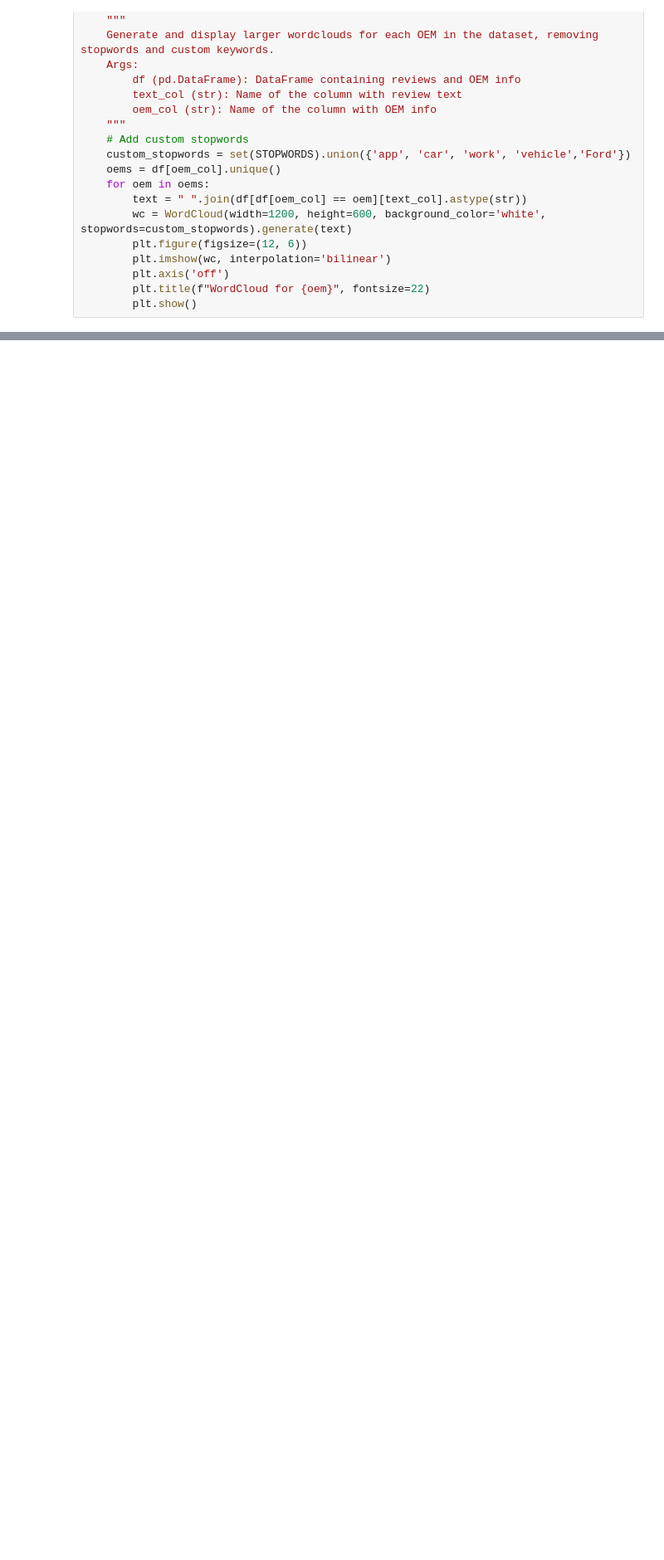
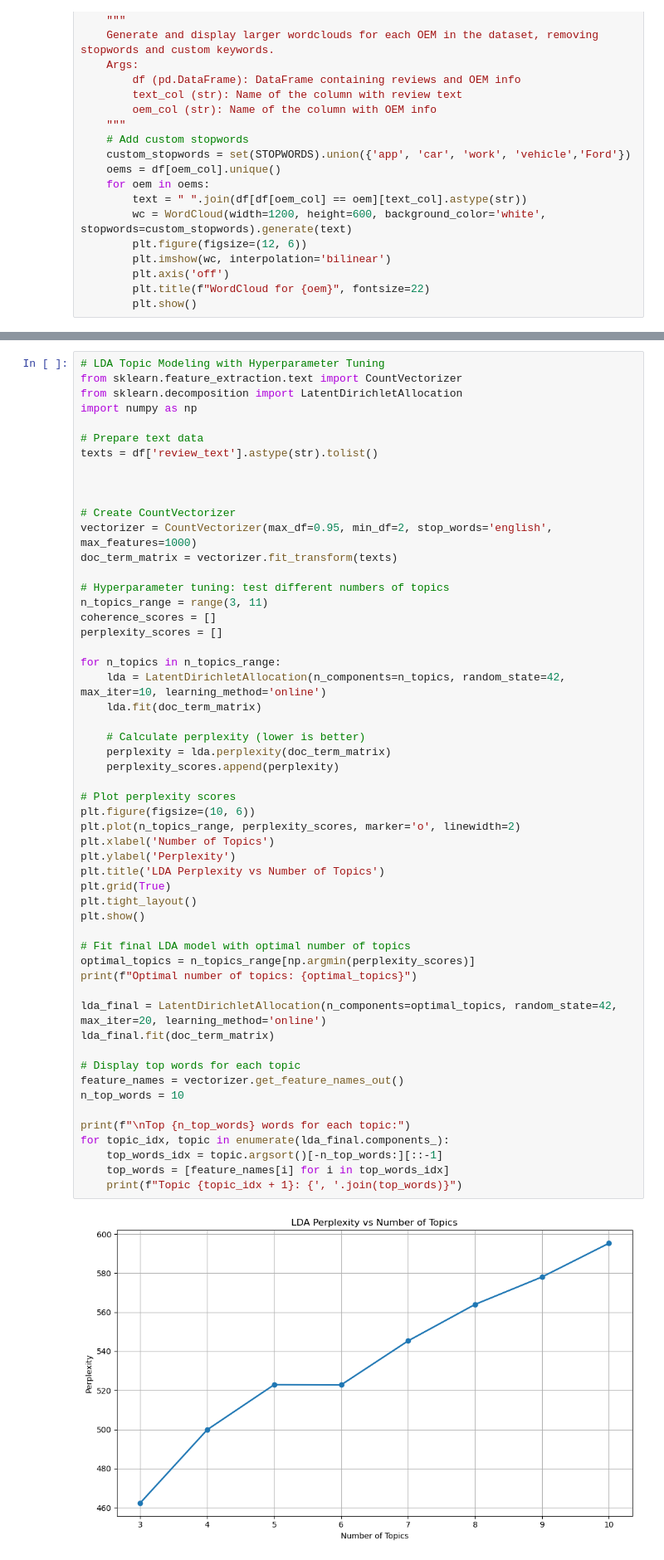
Before and after one commit to rheapple22-sys/Y-FordPass-Reviews, a Jupyter notebook: EDA.ipynb, the cells around one changed output, grey strips where cells are left out. Shown at 83% size. Drawn from its saved outputs; the diff is of its cells as text; blank space fills up the shorter version.

Commit message:
LDA with perplexity scores explanation

```diff
--- a/EDA.ipynb
+++ b/EDA.ipynb
@@ -80,0 +250,56 @@ plt.show()
+# %%
+# LDA Topic Modeling with Hyperparameter Tuning
+from sklearn.feature_extraction.text import CountVectorizer
+from sklearn.decomposition import LatentDirichletAllocation
+import numpy as np
+
+# Prepare text data
+texts = df['review_text'].astype(str).tolist()
+
+
+
+# Create CountVectorizer
+vectorizer = CountVectorizer(max_df=0.95, min_df=2, stop_words='english', max_features=1000)
+doc_term_matrix = vectorizer.fit_transform(texts)
+
+# Hyperparameter tuning: test different numbers of topics
+n_topics_range = range(3, 11)
+coherence_scores = []
+perplexity_scores = []
+
+for n_topics in n_topics_range:
+    lda = LatentDirichletAllocation(n_components=n_topics, random_state=42, max_iter=10, learning_method='online')
+    lda.fit(doc_term_matrix)
+
+    # Calculate perplexity (lower is better)
+    perplexity = lda.perplexity(doc_term_matrix)
+    perplexity_scores.append(perplexity)
+
+# Plot perplexity scores
+plt.figure(figsize=(10, 6))
+plt.plot(n_topics_range, perplexity_scores, marker='o', linewidth=2)
+plt.xlabel('Number of Topics')
+plt.ylabel('Perplexity')
+plt.title('LDA Perplexity vs Number of Topics')
+plt.grid(True)
+plt.tight_layout()
+plt.show()
+
+# Fit final LDA model with optimal number of topics
+optimal_topics = n_topics_range[np.argmin(perplexity_scores)]
+print(f"Optimal number of topics: {optimal_topics}")
+
+lda_final = LatentDirichletAllocation(n_components=optimal_topics, random_state=42, max_iter=20, learning_method='online')
+lda_final.fit(doc_term_matrix)
+
+# Display top words for each topic
+feature_names = vectorizer.get_feature_names_out()
+n_top_words = 10
+
+print(f"\nTop {n_top_words} words for each topic:")
+for topic_idx, topic in enumerate(lda_final.components_):
+    top_words_idx = topic.argsort()[-n_top_words:][::-1]
+    top_words = [feature_names[i] for i in top_words_idx]
+    print(f"Topic {topic_idx + 1}: {', '.join(top_words)}")
+# %% [output]
+[figure, added]
```
Also changed, not shown: parts of 9 cells of this notebook.
